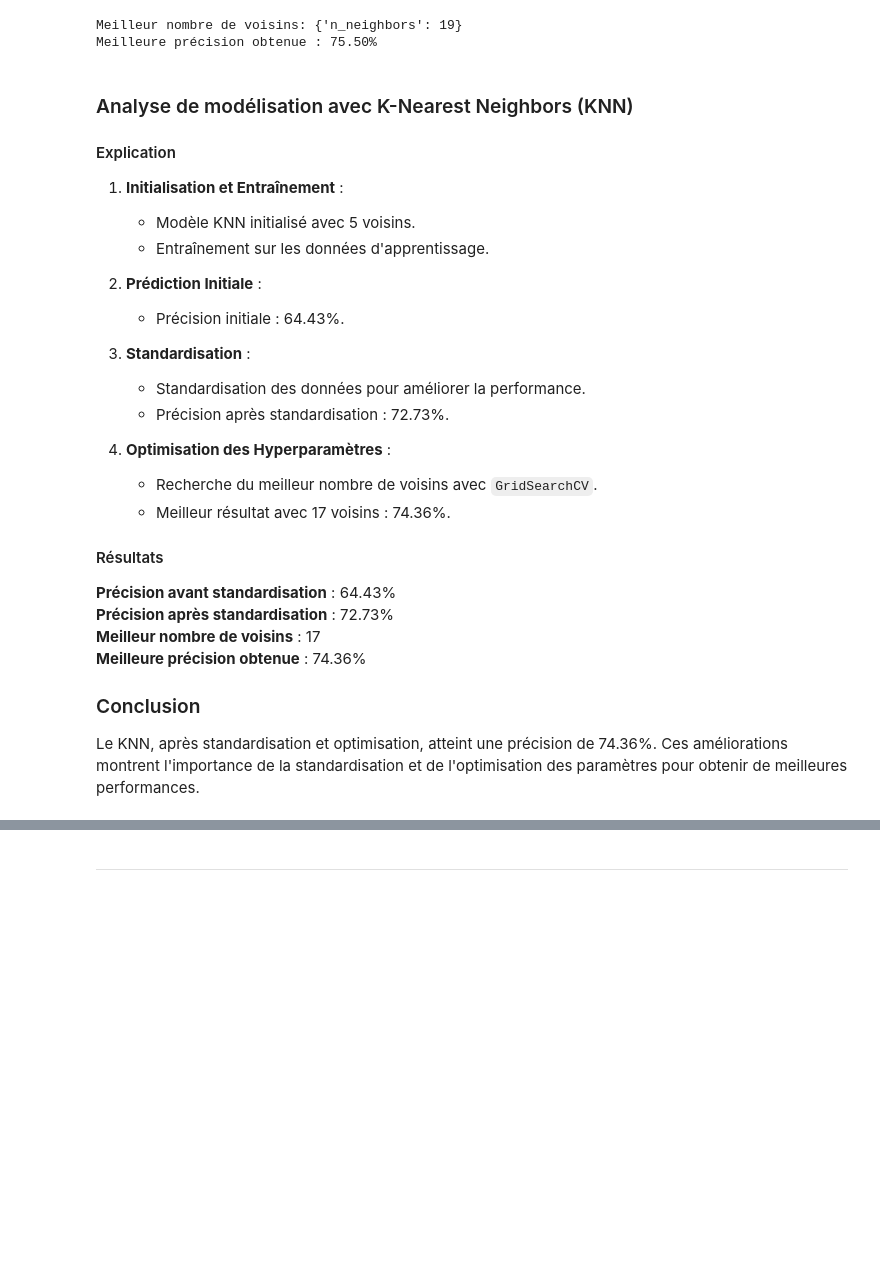
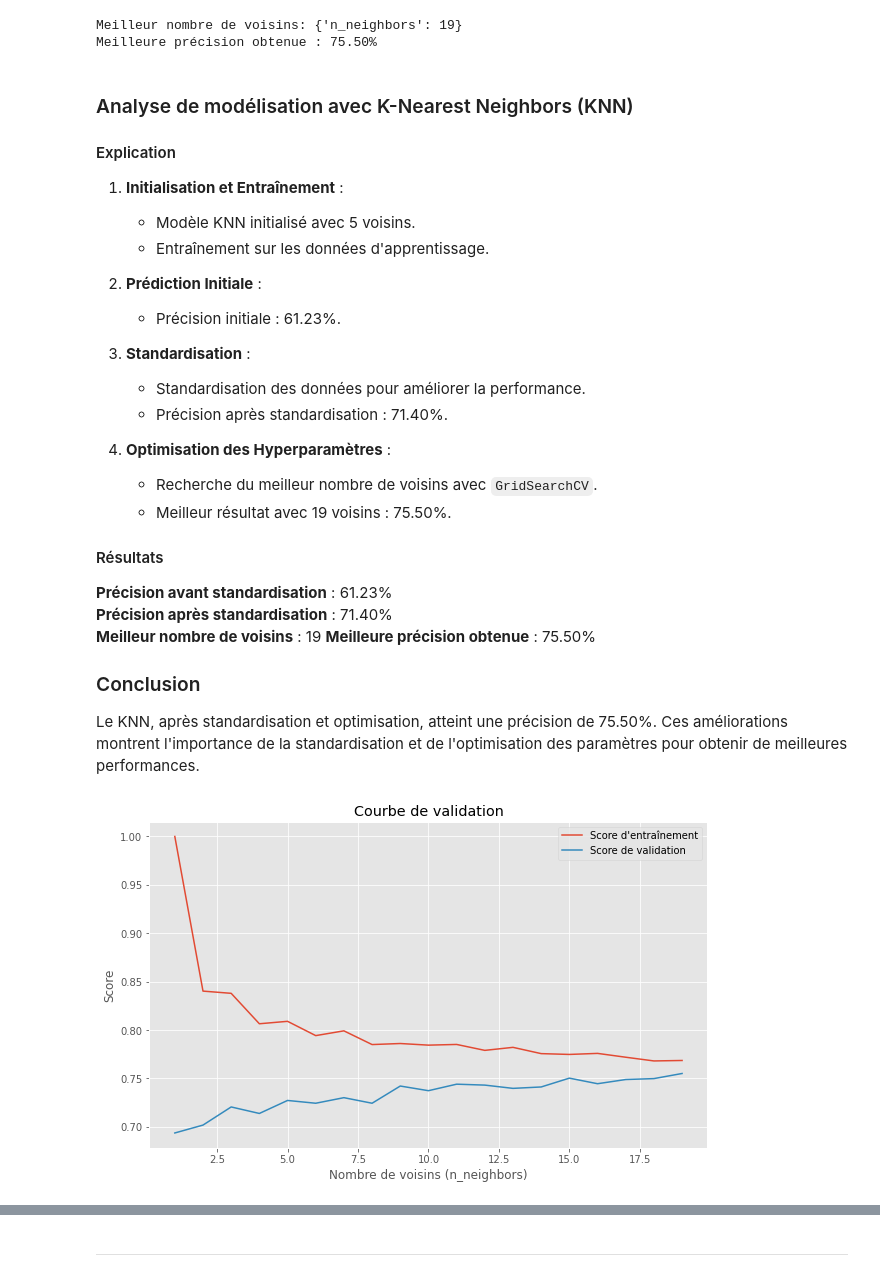
Before and after one commit to Amani05/Data-et-IA-, a Jupyter notebook: playstore_apps.ipynb, the cells around one changed output, grey strips where cells are left out. Drawn from its saved outputs; the diff is of its cells as text; code cells hidden in the pictures; blank space fills up the shorter version.

```diff
--- a/playstore_apps.ipynb
+++ b/playstore_apps.ipynb
@@ -1125,23 +1127,40 @@ Meilleure précision obtenue : 75.50%
    - Entraînement sur les données d'apprentissage.
 
 2. **Prédiction Initiale** :
-   - Précision initiale : 64.43%.
+   - Précision initiale : 61.23%.
 
 3. **Standardisation** :
    - Standardisation des données pour améliorer la performance.
-   - Précision après standardisation : 72.73%.
+   - Précision après standardisation : 71.40%.
 
 4. **Optimisation des Hyperparamètres** :
    - Recherche du meilleur nombre de voisins avec `GridSearchCV`.
-   - Meilleur résultat avec 17 voisins : 74.36%.
+   - Meilleur résultat avec 19 voisins : 75.50%.
 
 #### Résultats
 
-**Précision avant standardisation** : 64.43%
-**Précision après standardisation** : 72.73%
-**Meilleur nombre de voisins** : 17
-**Meilleure précision obtenue** : 74.36%
+**Précision avant standardisation** : 61.23%
+**Précision après standardisation** : 71.40%
+**Meilleur nombre de voisins** : 19
+**Meilleure précision obtenue** : 75.50%
 
 ### Conclusion
 
-Le KNN, après standardisation et optimisation, atteint une précision de 74.36%. Ces améliorations montrent l'importance de la standardisation et de l'optimisation des paramètres pour obtenir de meilleures performances.
+Le KNN, après standardisation et optimisation, atteint une précision de 75.50%. Ces améliorations montrent l'importance de la standardisation et de l'optimisation des paramètres pour obtenir de meilleures performances.
+# %%
+from sklearn.model_selection import validation_curve
+param_range = np.arange(1, 20)
+train_scores, test_scores = validation_curve(KNeighborsClassifier(), X_train_scaled, y_train, param_name="n_neighbors", param_range=param_range, cv=5, scoring="accuracy")
+train_scores_mean = np.mean(train_scores, axis=1)
+test_scores_mean = np.mean(test_scores, axis=1)
+
+plt.figure()
+plt.plot(param_range, train_scores_mean, label='Score d\'entraînement')
+plt.plot(param_range, test_scores_mean, label='Score de validation')
+plt.xlabel('Nombre de voisins (n_neighbors)')
+plt.ylabel('Score')
+plt.title('Courbe de validation')
+plt.legend()
+plt.show()
+# %% [output]
+[figure, added]
```
Also changed, not shown: parts of 10 cells of this notebook.
